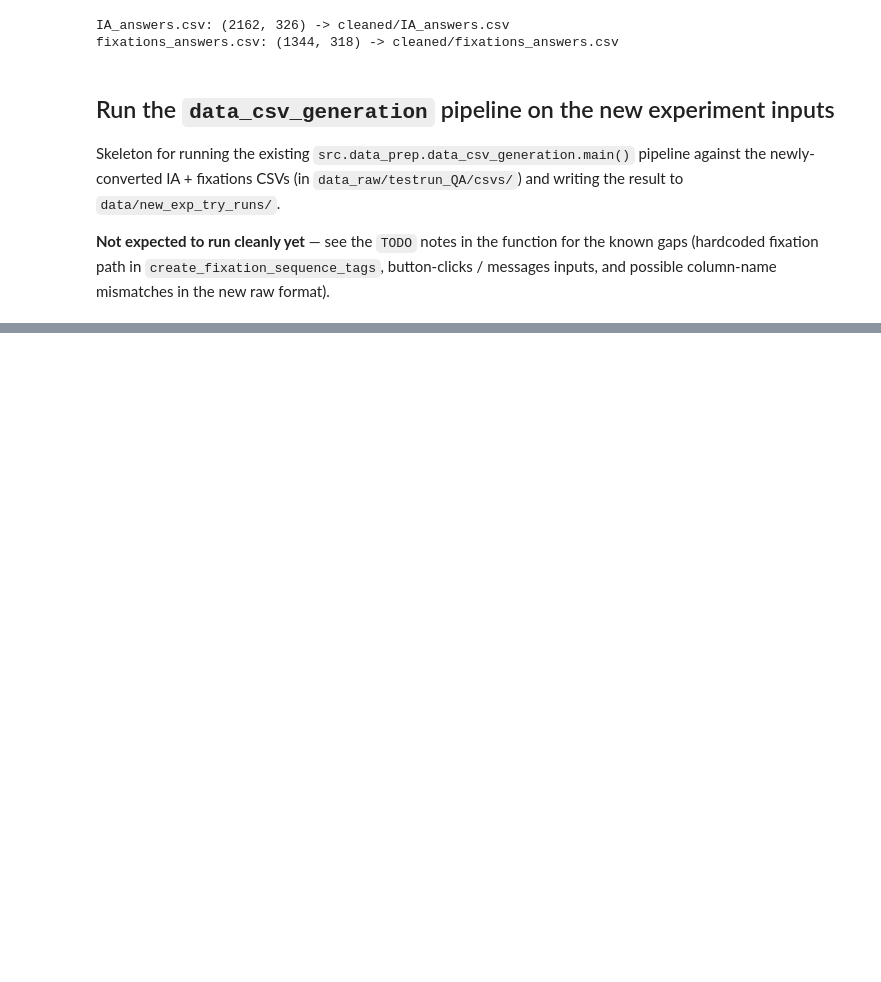
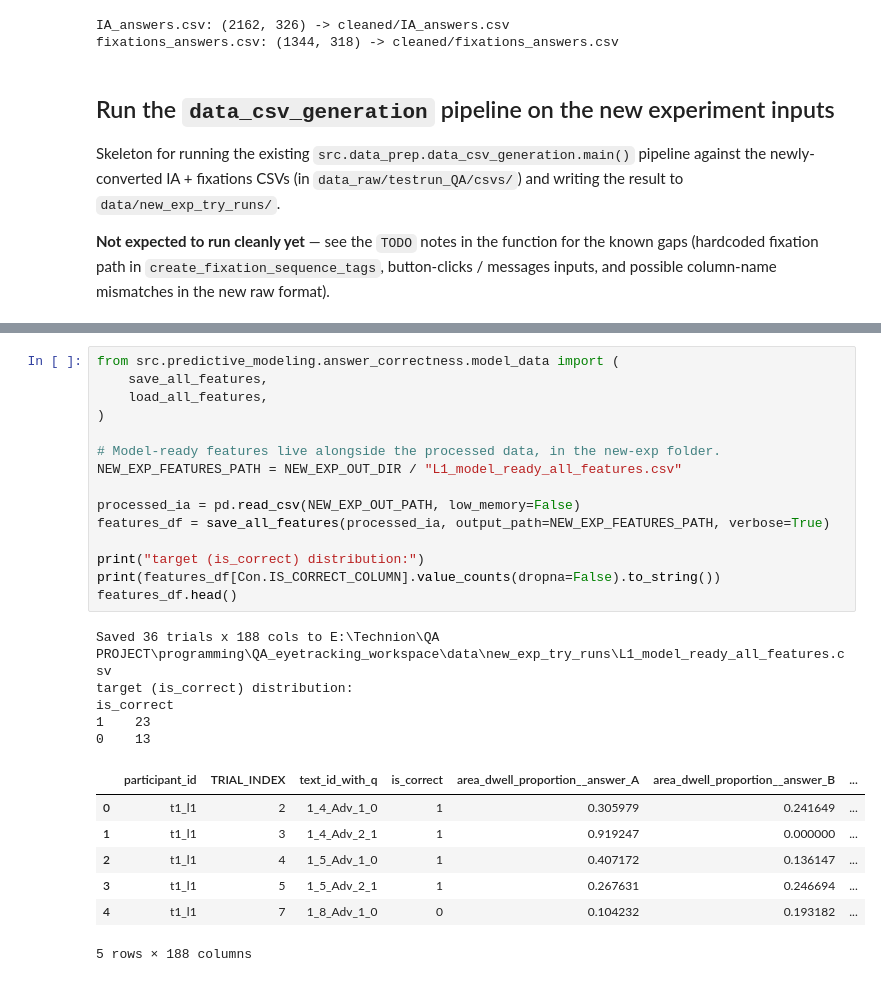
Before and after one commit to Mormorfor/QA_eyetracking, a Jupyter notebook: experiment_builder/data_prep_new_exp.ipynb, the cells around one changed output, grey strips where cells are left out. Cells and saved outputs as stored; diff of their text form; blank space fills up the shorter version.

```diff
--- a/experiment_builder/data_prep_new_exp.ipynb
+++ b/experiment_builder/data_prep_new_exp.ipynb
@@ -244,0 +302,28 @@ WindowsPath('E:/Technion/QA PROJECT/programming/QA_eyetracking_workspace/data/ne
+# %%
+from src.predictive_modeling.answer_correctness.model_data import (
+    save_all_features,
+    load_all_features,
+)
+
+# Model-ready features live alongside the processed data, in the new-exp folder.
+NEW_EXP_FEATURES_PATH = NEW_EXP_OUT_DIR / "L1_model_ready_all_features.csv"
+
+processed_ia = pd.read_csv(NEW_EXP_OUT_PATH, low_memory=False)
+features_df = save_all_features(processed_ia, output_path=NEW_EXP_FEATURES_PATH, verbose=True)
+
+print("target (is_correct) distribution:")
+print(features_df[Con.IS_CORRECT_COLUMN].value_counts(dropna=False).to_string())
+features_df.head()
+# %% [output]
+Saved 36 trials x 188 cols to E:\Technion\QA PROJECT\programming\QA_eyetracking_workspace\data\new_exp_try_runs\L1_model_ready_all_features.csv
+target (is_correct) distribution:
+is_correct
+1    23
+0    13
+|  | participant_id | TRIAL_INDEX | text_id_with_q | is_correct | area_dwell_proportion__answer_A | area_dwell_proportion__answer_B | ... |
+| 0 | t1_l1 | 2 | 1_4_Adv_1_0 | 1 | 0.305979 | 0.241649 | ... |
+| 1 | t1_l1 | 3 | 1_4_Adv_2_1 | 1 | 0.919247 | 0.000000 | ... |
+| 2 | t1_l1 | 4 | 1_5_Adv_1_0 | 1 | 0.407172 | 0.136147 | ... |
+| 3 | t1_l1 | 5 | 1_5_Adv_2_1 | 1 | 0.267631 | 0.246694 | ... |
+| 4 | t1_l1 | 7 | 1_8_Adv_1_0 | 0 | 0.104232 | 0.193182 | ... |
+5 rows × 188 columns
```
Also changed, not shown: parts of 8 cells of this notebook, 4 other files.
